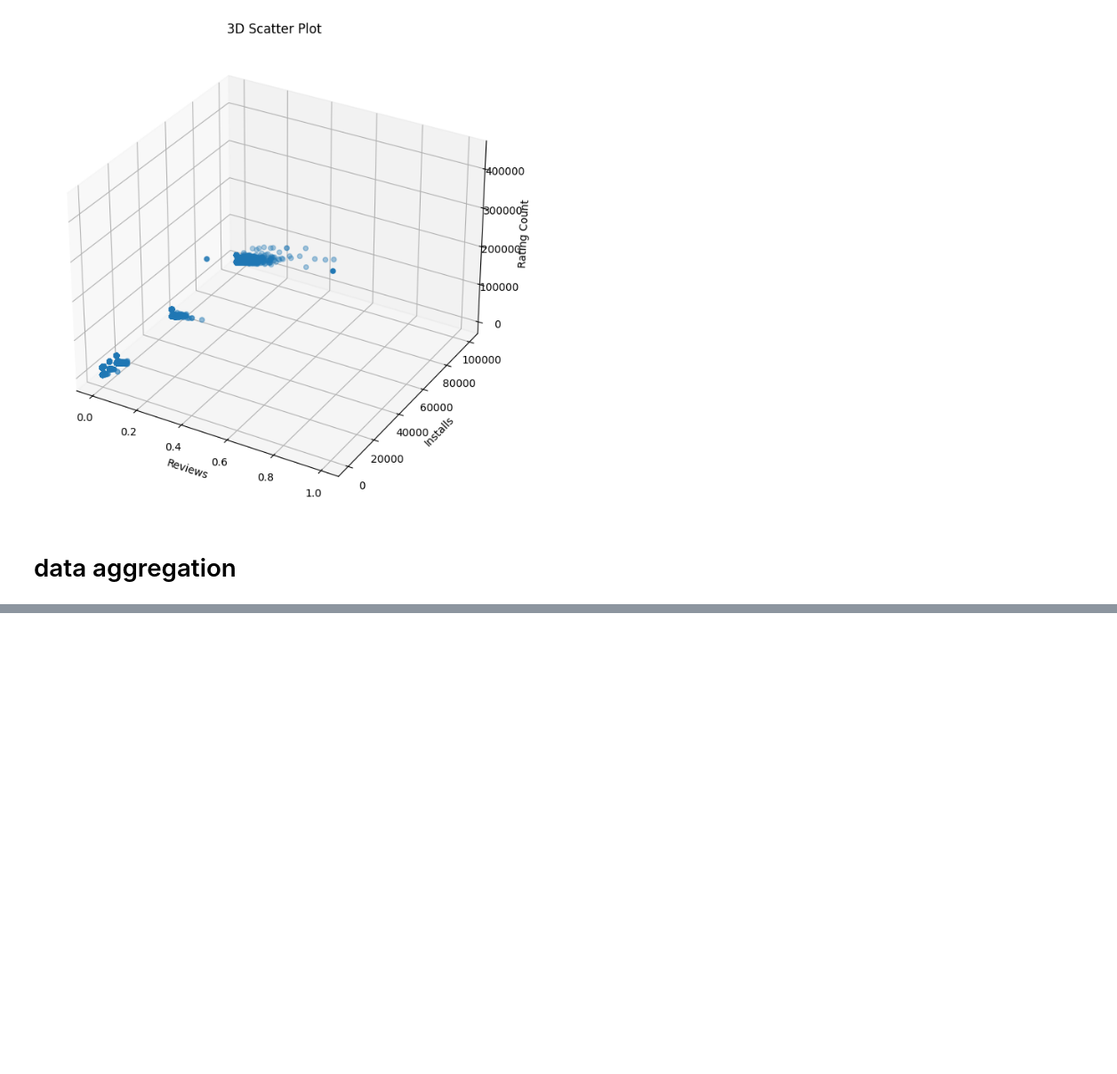
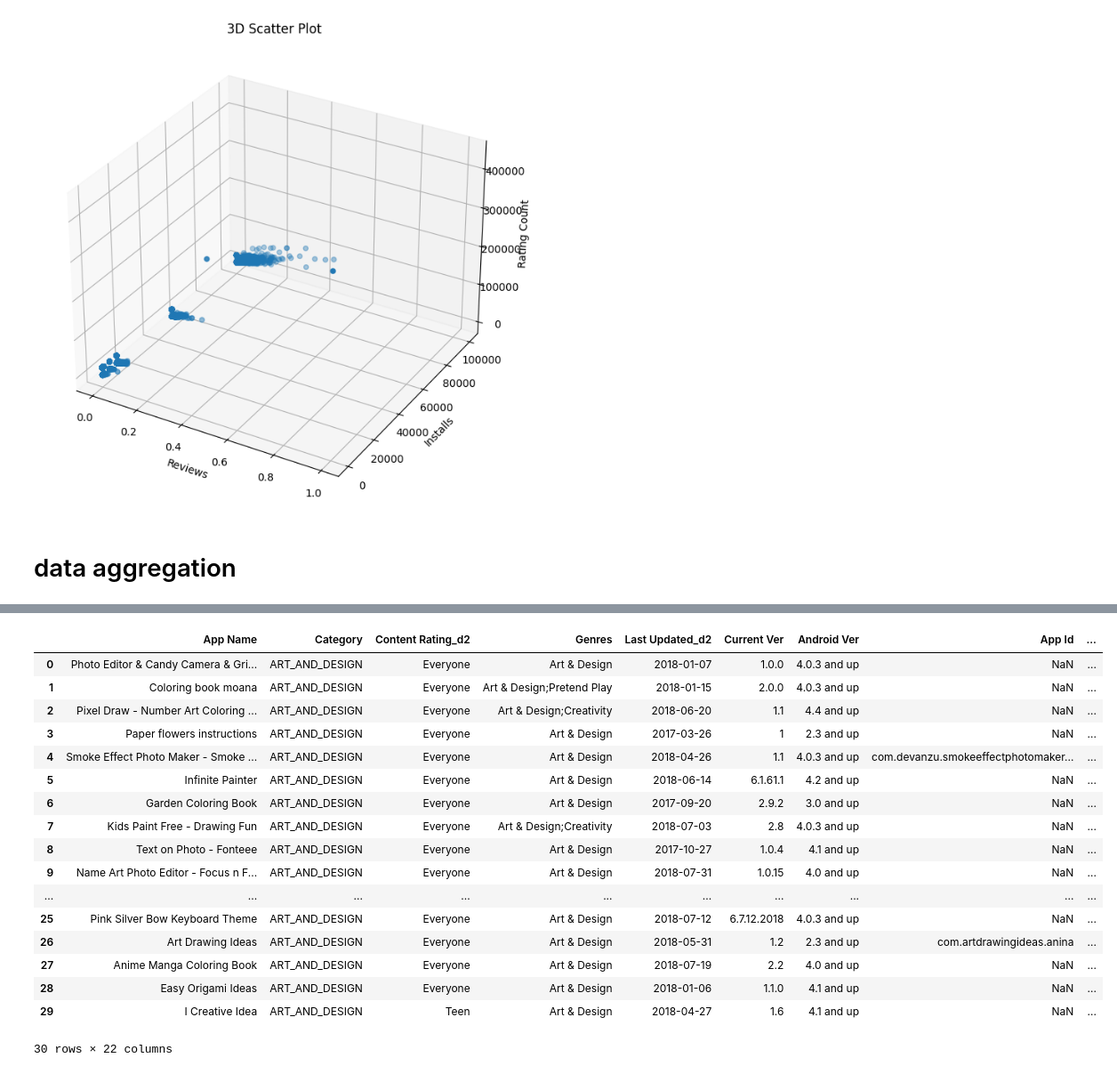
Before and after one commit to mehrdadhadidian/Data-Mining, a Jupyter notebook: data_analysis.ipynb, the cells around one changed output, grey strips where cells are left out. Shown: that part at 89% size. Drawn from its saved outputs; the diff is of its cells as text; code cells hidden in the pictures; blank space fills up the shorter version.

```diff
--- a/data_analysis.ipynb
+++ b/data_analysis.ipynb
@@ -353,0 +329,5 @@ plt.show()
+# %%
+data2 = data2.rename(columns={'App': 'App Name'})
+data2 = data2.rename(columns={'Type' :'Free'})
+data1 = data1.rename(columns={'Last update' :'Last Updated'})
+data1 = data1.rename(columns={'Category' :'Genres'})
@@ -353,0 +336,4 @@ plt.show()
+# %%
+data2['Free'] = data2['Free'].replace({'Pain': False, 'Free': True})
+# %%
+merged_df = pd.merge(data2, data1, on=['App Name','Genres'], how='left', suffixes=('_d2', '_d1'))
@@ -353,0 +355,15 @@ plt.show()
+# %%
+def merge_column(data ,columns):
+    for column in columns:
+        # if two column ore equal or _d1 is null
+        data[column] = data.apply(lambda row: row[column+'_d2'] if (not pd.notna(row[column+'_d1']) ) or
+                                            row[column+'_d2'] == row[column+'_d1'] else np.nan, axis=1)
+        # if both column are not null but both hase different values
+        # we chose date from newest dataset
+        data[column] = data.apply(lambda row: row[column+'_d1'] if row['Last Updated_d1'] >=
+                                            row['Last Updated_d2'] else row[column], axis=1)
+        data.pop(column + '_d1')
+        data.pop(column + '_d2')
+
+    return data
+merged_df = merge_column(merged_df , ['Size','Price' , 'Rating' , 'Reviews' , 'Installs','Free'])
@@ -353,0 +390,21 @@ plt.show()
+# %%
+merged_df.head(30)
+# %% [output]
+|  | App Name | Category | Content Rating_d2 | Genres | Last Updated_d2 | Current Ver | Android Ver | App Id | ... |
+| 0 | Photo Editor & Candy Camera & Gri... | ART_AND_DESIGN | Everyone | Art & Design | 2018-01-07 | 1.0.0 | 4.0.3 and up | NaN | ... |
+| 1 | Coloring book moana | ART_AND_DESIGN | Everyone | Art & Design;Pretend Play | 2018-01-15 | 2.0.0 | 4.0.3 and up | NaN | ... |
+| 2 | Pixel Draw - Number Art Coloring ... | ART_AND_DESIGN | Everyone | Art & Design;Creativity | 2018-06-20 | 1.1 | 4.4 and up | NaN | ... |
+| 3 | Paper flowers instructions | ART_AND_DESIGN | Everyone | Art & Design | 2017-03-26 | 1 | 2.3 and up | NaN | ... |
+| 4 | Smoke Effect Photo Maker - Smoke ... | ART_AND_DESIGN | Everyone | Art & Design | 2018-04-26 | 1.1 | 4.0.3 and up | com.devanzu.smokeeffectphotomaker... | ... |
+| 5 | Infinite Painter | ART_AND_DESIGN | Everyone | Art & Design | 2018-06-14 | 6.1.61.1 | 4.2 and up | NaN | ... |
+| 6 | Garden Coloring Book | ART_AND_DESIGN | Everyone | Art & Design | 2017-09-20 | 2.9.2 | 3.0 and up | NaN | ... |
+| 7 | Kids Paint Free - Drawing Fun | ART_AND_DESIGN | Everyone | Art & Design;Creativity | 2018-07-03 | 2.8 | 4.0.3 and up | NaN | ... |
+| 8 | Text on Photo - Fonteee | ART_AND_DESIGN | Everyone | Art & Design | 2017-10-27 | 1.0.4 | 4.1 and up | NaN | ... |
+| 9 | Name Art Photo Editor - Focus n F... | ART_AND_DESIGN | Everyone | Art & Design | 2018-07-31 | 1.0.15 | 4.0 and up | NaN | ... |
+| ... | ... | ... | ... | ... | ... | ... | ... | ... | ... |
+| 25 | Pink Silver Bow Keyboard Theme | ART_AND_DESIGN | Everyone | Art & Design | 2018-07-12 | 6.7.12.2018 | 4.0.3 and up | NaN | ... |
+| 26 | Art Drawing Ideas | ART_AND_DESIGN | Everyone | Art & Design | 2018-05-31 | 1.2 | 2.3 and up | com.artdrawingideas.anina | ... |
+| 27 | Anime Manga Coloring Book | ART_AND_DESIGN | Everyone | Art & Design | 2018-07-19 | 2.2 | 4.0 and up | NaN | ... |
+| 28 | Easy Origami Ideas | ART_AND_DESIGN | Everyone | Art & Design | 2018-01-06 | 1.1.0 | 4.1 and up | NaN | ... |
+| 29 | I Creative Idea | ART_AND_DESIGN | Teen | Art & Design | 2018-04-27 | 1.6 | 4.1 and up | NaN | ... |
+30 rows × 22 columns
```
Also changed, not shown: parts of 14 cells of this notebook.
